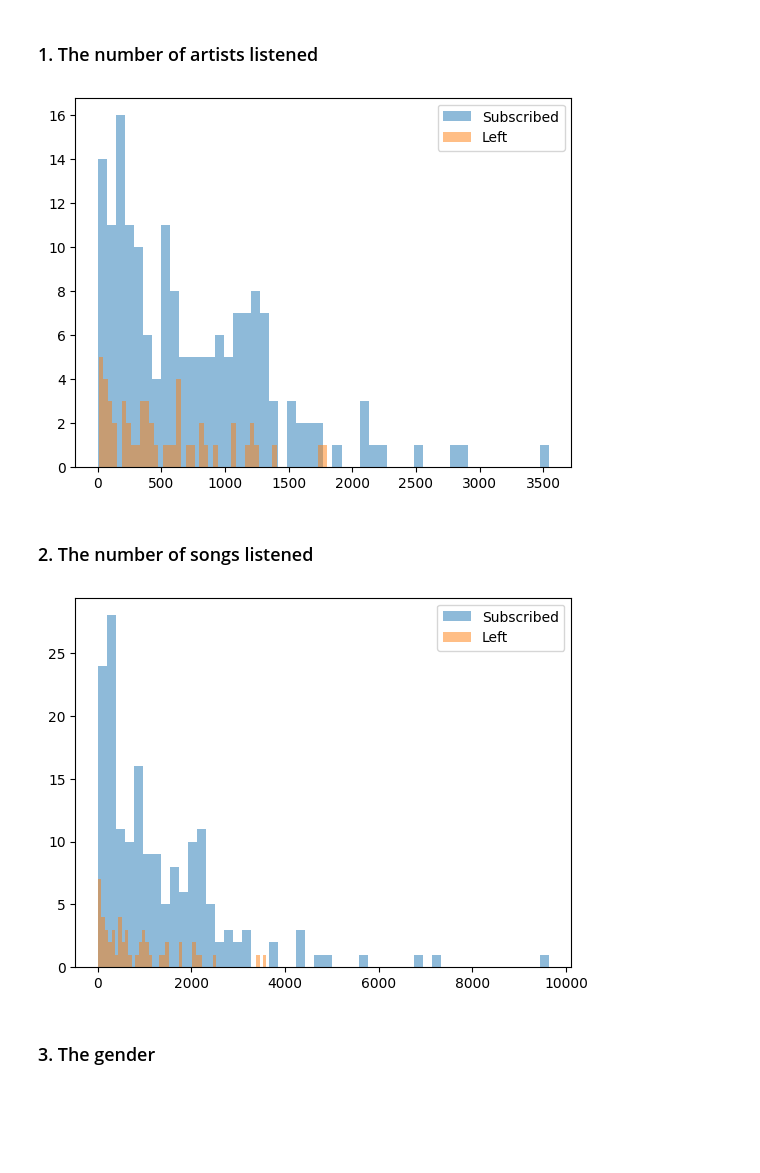
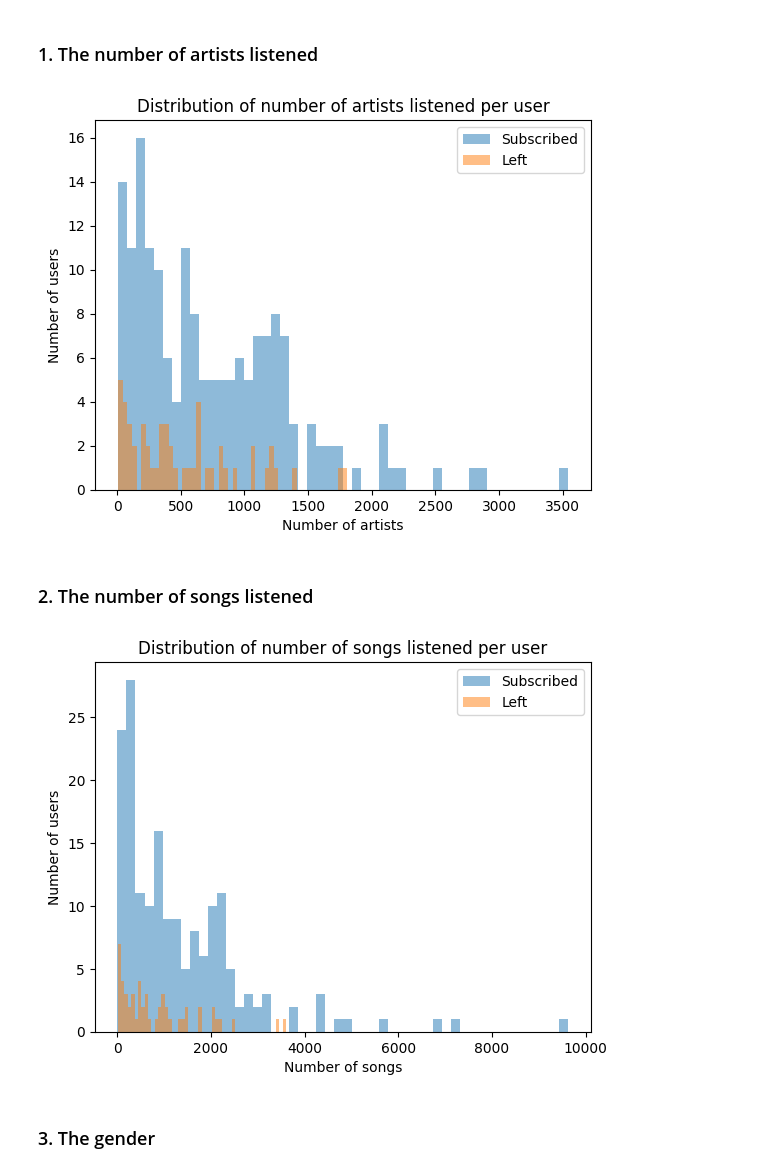
Before and after one commit to rbeni/udacity-data-science, a Jupyter notebook: project_4/Sparkify.ipynb, the cells around one changed output. Drawn from its saved outputs; the diff is of its cells as text; code cells hidden in the pictures; blank space fills up the shorter version.

Commit message:
Improved graphs

```diff
--- a/project_4/Sparkify.ipynb
+++ b/project_4/Sparkify.ipynb
@@ -283,15 +271,18 @@ subscribed_users_df = df.filter(df.userId.isin(subscribed_users_list))
 # %%
 # Lets count one combination of artist and user using drop_duplicates, then use groupby to actually count the number of artists per user
 artist_user_sb_df = subscribed_users_df.select('artist', 'userId').dropDuplicates(['artist', 'userId']).groupBy('userId').count().toPandas()
 artist_user_lf_df = downgraded_users_df.select('artist', 'userId').dropDuplicates(['artist', 'userId']).groupBy('userId').count().toPandas()
 
 # Plot as histogram
 plt.hist(artist_user_sb_df['count'], 50, alpha=0.5, label='Subscribed')
 plt.hist(artist_user_lf_df['count'], 50, alpha=0.5, label='Left')
+plt.xlabel('Number of artists')
+plt.ylabel('Number of users')
+plt.title('Distribution of number of artists listened per user')
 plt.legend(loc='upper right')
 plt.show()
 # %% [output]
-[figure, old version]
+[figure, new version]
 # %% [markdown]
 ### 2. The number of songs listened
 # %%
@@ -302,10 +293,13 @@ song_user_lf_df = downgraded_users_df.select('song', 'userId').groupBy('userId')
 # Plot as histogram
 plt.hist(song_user_sb_df['count'], 50, alpha=0.5, label='Subscribed')
 plt.hist(song_user_lf_df['count'], 50, alpha=0.5, label='Left')
+plt.xlabel('Number of songs')
+plt.ylabel('Number of users')
+plt.title('Distribution of number of songs listened per user')
 plt.legend(loc='upper right')
 plt.show()
 # %% [output]
-[figure, old version]
+[figure, new version]
 # %% [markdown]
 ### 3. The gender
 # %%
```
Also changed, not shown: parts of 11 cells of this notebook.
